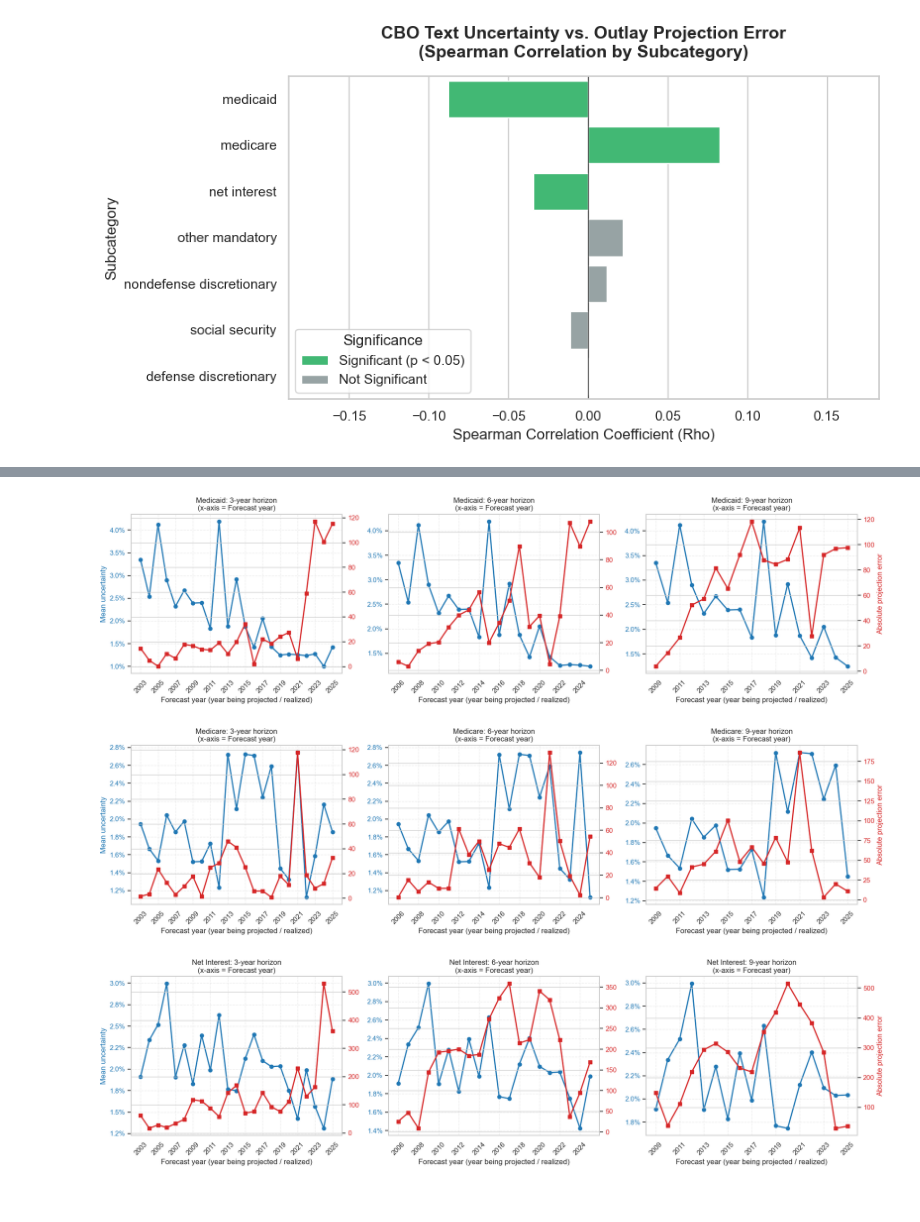
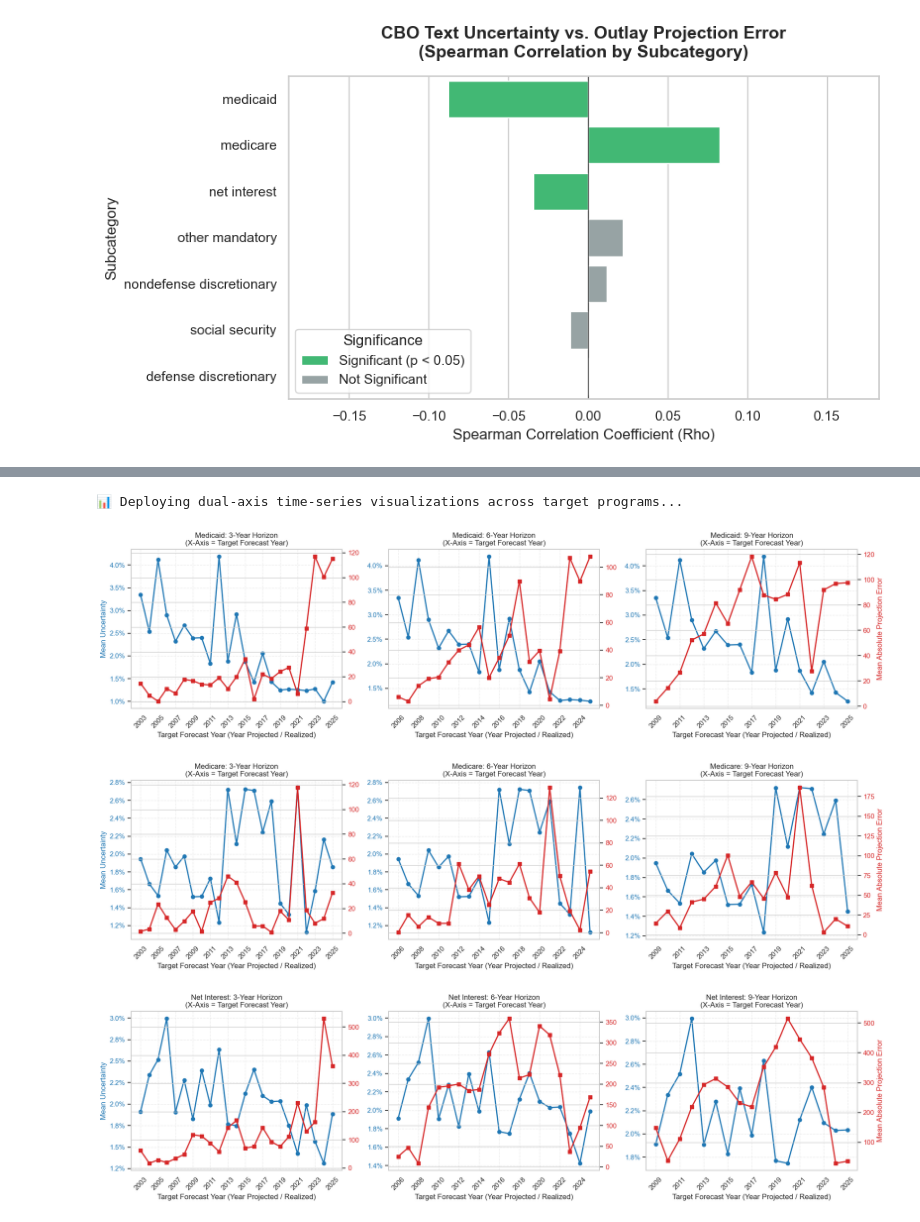
Before and after one commit to tnguye27/projection-uncertainty, a Jupyter notebook: 04_Error_Corr.ipynb, the cells around one changed output, grey strips where cells are left out. Drawn from its saved outputs; the diff is of its cells as text; code cells hidden in the pictures.

Commit message:
Update 04_Error_Corr.ipynb
Update documentation.

```diff
--- a/04_Error_Corr.ipynb
+++ b/04_Error_Corr.ipynb
@@ -224,7 +391,15 @@ plt.show()
 # %%
-subs = ['medicaid','medicare','net interest']
-horizons = [3,6,9]
+# =====================================================================
+# 0. PARAMETER DEFINITIONS
+# =====================================================================
+# Target programs and forecast spans to evaluate within the modeling script
+subs = ['medicaid', 'medicare', 'net interest']
+horizons = [3, 6, 9]
 
+
+# =====================================================================
+# 1. TIME-SERIES VISUALIZATION ENGINE (DUAL-AXIS DISTRIBUTION)
+# =====================================================================
 def plot_uncertainty_vs_error_by_forecast_year_from_merged(
     merged_df,
     program="medicaid",
@@ -234,16 +409,24 @@ def plot_uncertainty_vs_error_by_forecast_year_from_merged(
     show_uncertainty_as_percent=True,
     year_tick_step=2,
 ):
+    """
+    Generates a multi-panel subplot canvas graphing mean narrative uncertainty
+    against realized absolute projection error, plotted against the target forecast year.
+    """
+    # Create isolated copy of working dataframe matrix to avoid altering data references
     d0 = merged_df.copy()
 
-    # normalize labels
+    # Text Normalization: Eliminate formatting mismatches on the key field
     d0["subcategory"] = d0["subcategory"].astype(str).str.strip().str.lower()
     program = str(program).strip().lower()
 
-    # filter
+    # Filter matrix by the selected programmatic target segment
     d0 = d0[d0["subcategory"].eq(program)].copy()
+
+    # Prune non-finite structural elements across tracking columns
     d0 = d0.dropna(subset=["report_year", score_col, err_col, "projection_horizon_years"])
 
+    # Enforce strict numerical datatypes for calculations
     d0["report_year"] = pd.to_numeric(d0["report_year"], errors="coerce")
     d0["projection_horizon_years"] = pd.to_numeric(d0["projection_horizon_years"], errors="coerce")
     d0 = d0.dropna(subset=["report_year", "projection_horizon_years"])
@@ -251,76 +434,93 @@ def plot_uncertainty_vs_error_by_forecast_year_from_merged(
     d0["report_year"] = d0["report_year"].astype(int)
     d0["projection_horizon_years"] = d0["projection_horizon_years"].astype(int)
 
-    # NEW: forecast year (year being forecast / realized)
+    # Calculate target forecast year (Publication Year + Lookahead Span)
     d0["forecast_year"] = d0["report_year"] + d0["projection_horizon_years"]
 
+    # Initialize horizontal canvas subplots
     fig, axes = plt.subplots(1, len(horizons), figsize=(18, 5), sharex=False)
     if len(horizons) == 1:
         axes = [axes]
 
-    # formatters
+    # Initialize custom formatting functions for left and right axis elements
     unc_fmt = FuncFormatter(lambda y, _: f"{100*y:.1f}%") if show_uncertainty_as_percent else FuncFormatter(lambda y, _: f"{y:.3f}")
     err_fmt = FuncFormatter(lambda y, _: f"{y:,.0f}")
 
+    # Iteratively deploy independent visual panels per lookahead horizon
     for i, H in enumerate(horizons):
         ax = axes[i]
 
+        # Isolate the current horizon subset slice
         d = d0[d0["projection_horizon_years"].eq(H)].copy()
         if d.empty:
-            ax.set_title(f"{program.title()}: Horizon {H} (no data)")
+            ax.set_title(f"{program.title()}: Horizon {H} (Insufficient Data)")
             ax.axis("off")
             continue
 
-        # Aggregate to FORECAST YEAR (not report year)
+        # Aggregate matrix records to target forecast year center-mass values
         plot_df = (
             d.groupby("forecast_year", as_index=False)
              .agg(
                  mean_uncertainty=(score_col, "mean"),
                  paragraph_count=(score_col, "size"),
                  abs_projection_error=(err_col, "mean"),
-                 mean_baseline_year=("report_year", "mean"),  # for debugging/interpretation
+                 mean_baseline_year=("report_year", "mean"),
              )
              .sort_values("forecast_year")
         )
 
-        # Left axis: uncertainty
+        # --- Primary Axis (Left Hand): Narrative Uncertainty Plot ---
         ax.plot(plot_df["forecast_year"], plot_df["mean_uncertainty"],
                 marker="o", linewidth=2, color="#1f77b4")
-        ax.set_title(f"{program.title()}: {H}-year horizon\n(x-axis = Forecast year)")
-        ax.set_xlabel("Forecast year (year being projected / realized)")
+        ax.set_title(f"{program.title()}: {H}-Year Horizon\n(X-Axis = Target Forecast Year)")
+        ax.set_xlabel("Target Forecast Year (Year Projected / Realized)")
+
         if i == 0:
-            ax.set_ylabel("Mean uncertainty", color="#1f77b4")
+            ax.set_ylabel("Mean Uncertainty", color="#1f77b4")
+
         ax.tick_params(axis="y", labelcolor="#1f77b4")
         ax.yaxis.set_major_formatter(unc_fmt)
         ax.grid(True, linestyle="--", alpha=0.35)
 
-        # X ticks
+        # Generate evenly spaced ticks for chronological timeline scaling
         years = plot_df["forecast_year"].to_numpy()
         if len(years) > 0:
             start = int(years.min())
             end = int(years.max())
             ax.set_xticks(list(range(start, end + 1, year_tick_step)))
+
         ax.tick_params(axis="x", rotation=45)
 
-        # Right axis: abs error
+        # --- Secondary Axis (Right Hand): Absolute Forecast Error Plot ---
         ax2 = ax.twinx()
         ax2.plot(plot_df["forecast_year"], plot_df["abs_projection_error"],
                  marker="s", linewidth=2, color="#d62728")
+
         if i == len(horizons) - 1:
-            ax2.set_ylabel("Absolute projection error", color="#d62728")
+            ax2.set_ylabel("Mean Absolute Projection Error", color="#d62728")
+
         ax2.tick_params(axis="y", labelcolor="#d62728")
         ax2.yaxis.set_major_formatter(err_fmt)
 
+    # Clean rendering boundaries and draw final visual charts to the screen
     plt.tight_layout()
     plt.show()
 
+
+# =====================================================================
+# 2. COORDINATED CANVAS DISTRIBUTION LOOPS
+# =====================================================================
+print("📊 Deploying dual-axis time-series visualizations across target programs...")
+
 for sub in subs:
-
-    # Medicaid
     plot_uncertainty_vs_error_by_forecast_year_from_merged(
-        merged_df=merged_df, program=sub, horizons=horizons, show_uncertainty_as_percent=True
+        merged_df=merged_df,
+        program=sub,
+        horizons=horizons,
+        show_uncertainty_as_percent=True
     )
 # %% [output]
+📊 Deploying dual-axis time-series visualizations across target programs...
-[figure, old version]
+[figure, new version]
-[figure, old version]
+[figure, new version]
-[figure, old version]
+[figure, new version]
```
Also changed, not shown: parts of 13 cells of this notebook.
